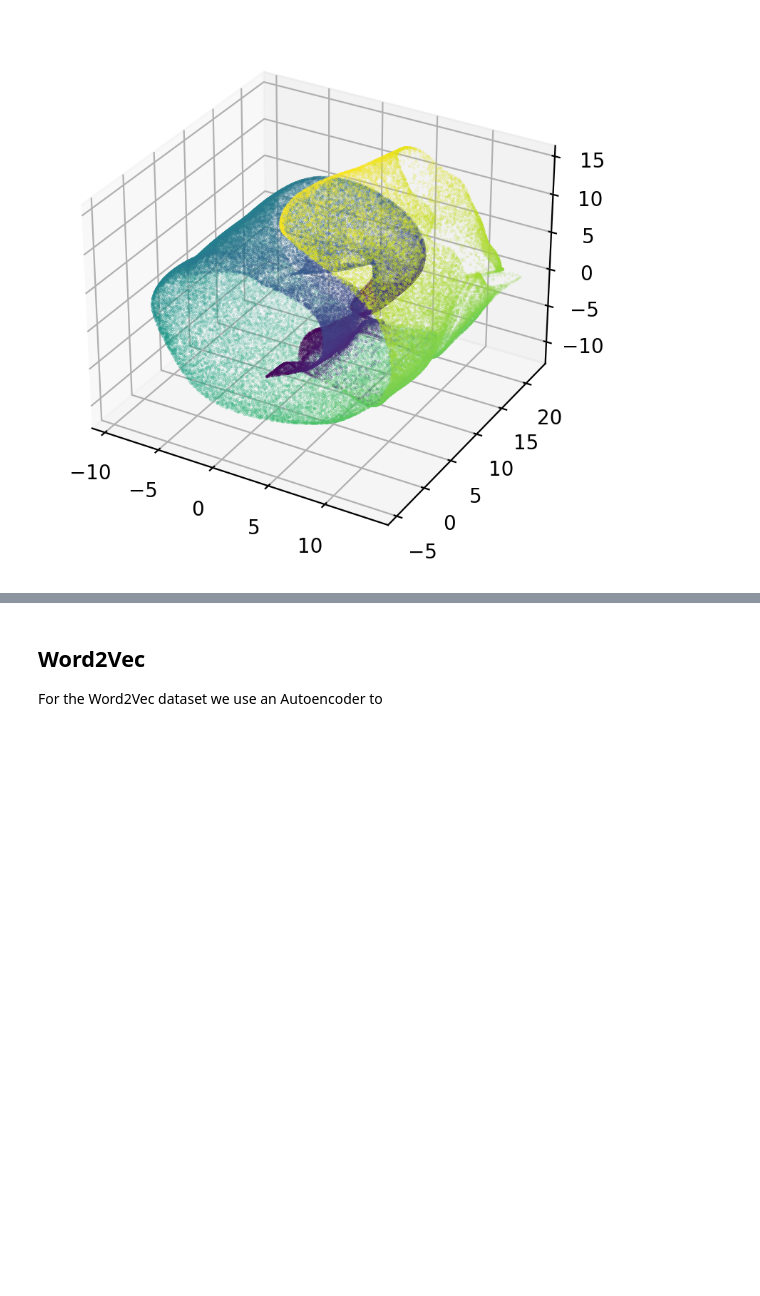
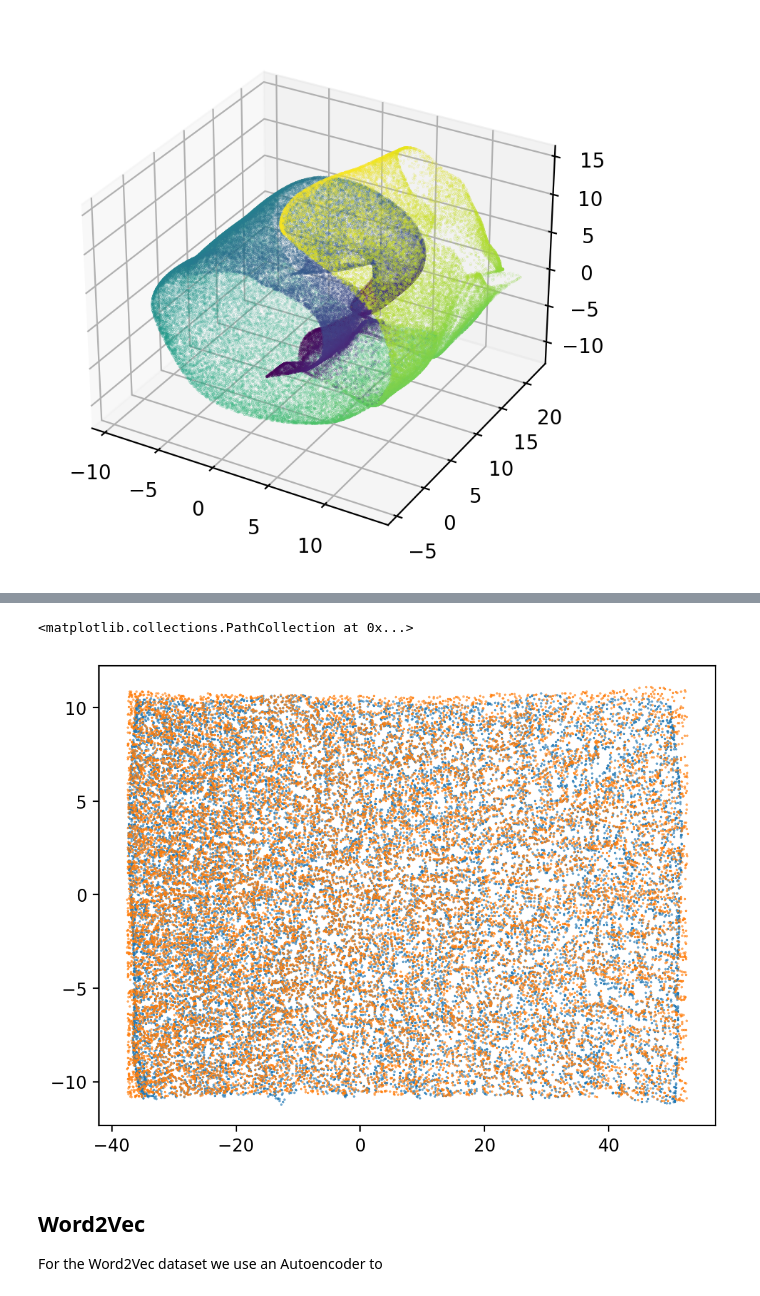
Before and after one commit to Erfan-Mashayekh/MLCMS, a Jupyter notebook: FinalProject/autoencoder.ipynb, the cells around one changed output, grey strips where cells are left out. Drawn from its saved outputs; the diff is of its cells as text; code cells hidden in the pictures; blank space fills up the shorter version.

Commit message:
add embedding training

```diff
--- a/FinalProject/autoencoder.ipynb
+++ b/FinalProject/autoencoder.ipynb
@@ -120,0 +86,3 @@ plt.show()
+# %%
+X = np.load("./embeddings/isomap_input.npy")
+Z = np.load("./embeddings/isomap_label.npy")
@@ -120,0 +91,5 @@ plt.show()
+# %%
+isomap_dataset = EmbeddingDataset(X, Z)
+isomap_dataloaders = get_data_loaders(isomap_dataset)
+# %%
+model, result = train_embedding(*isomap_dataloaders, latent_dim=2, data_dim=3)
@@ -121,3 +112,10 @@ plt.show()
+# %%
+z_plot = model(torch.Tensor(X)).detach().numpy()
+plt.scatter(z_plot[:, 0], z_plot[:, 1], s = 0.1)
+plt.scatter(Z[:, 0], Z[:, 1], s = 0.1)
+# %% [output]
+<matplotlib.collections.PathCollection at 0x...>
+[figure, added]
 # %% [markdown]
 ## Word2Vec
 
```
Also changed, not shown: parts of 9 cells of this notebook, 3 other files.
